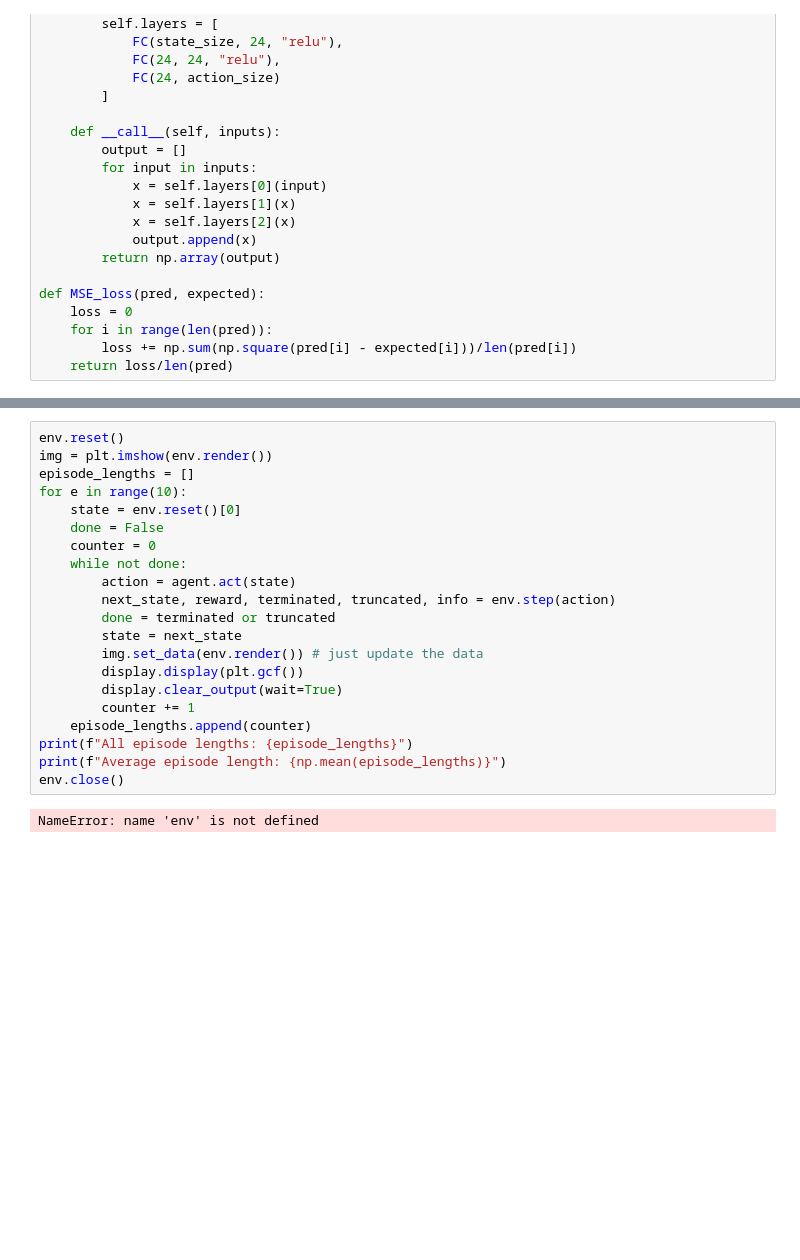
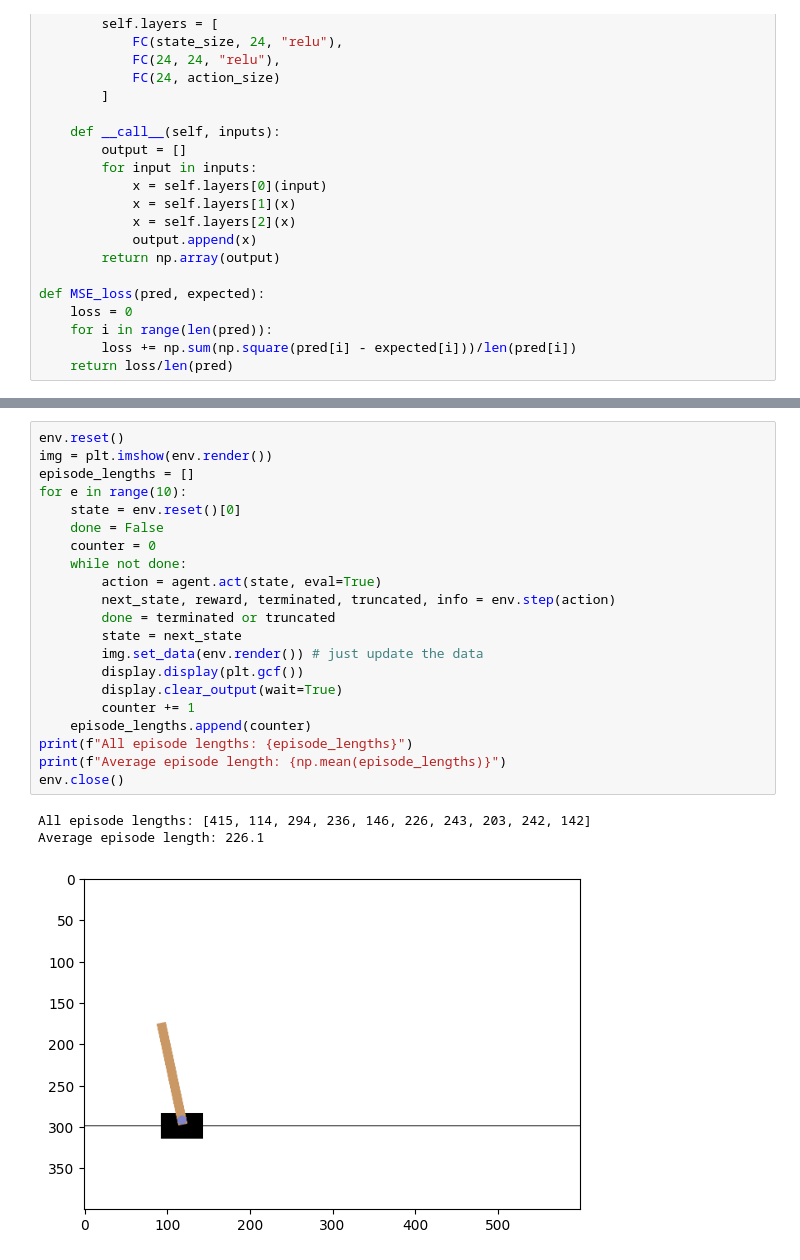
Before and after one commit to sujaygarlanka/567-final-project, a Jupyter notebook: code/cartpole/cartpole.ipynb, the cells around one changed output, grey strips where cells are left out. Saved outputs shown, nothing was run; the diff lists cells and outputs as text; blank space fills up the shorter version.

```diff
--- a/code/cartpole/cartpole.ipynb
+++ b/code/cartpole/cartpole.ipynb
@@ -161,23 +158,25 @@ episode: 300/1000, score: 479, e: 0.22340924607110255
 # %%
 env.reset()
 img = plt.imshow(env.render())
 episode_lengths = []
 for e in range(10):
     state = env.reset()[0]
     done = False
     counter = 0
     while not done:
-        action = agent.act(state)
+        action = agent.act(state, eval=True)
         next_state, reward, terminated, truncated, info = env.step(action)
         done = terminated or truncated
         state = next_state
         img.set_data(env.render()) # just update the data
         display.display(plt.gcf())
         display.clear_output(wait=True)
         counter += 1
     episode_lengths.append(counter)
 print(f"All episode lengths: {episode_lengths}")
 print(f"Average episode length: {np.mean(episode_lengths)}")
 env.close()
 # %% [output]
-NameError: name 'env' is not defined
+All episode lengths: [415, 114, 294, 236, 146, 226, 243, 203, 242, 142]
+Average episode length: 226.1
+[figure, added]
```
Also changed, not shown: parts of 4 cells of this notebook, 3 other files.
